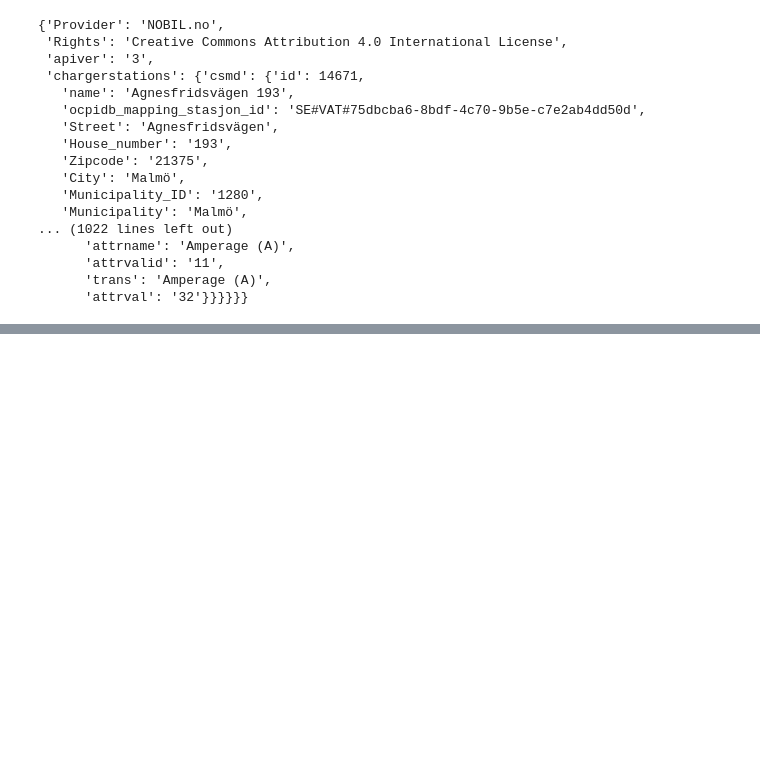
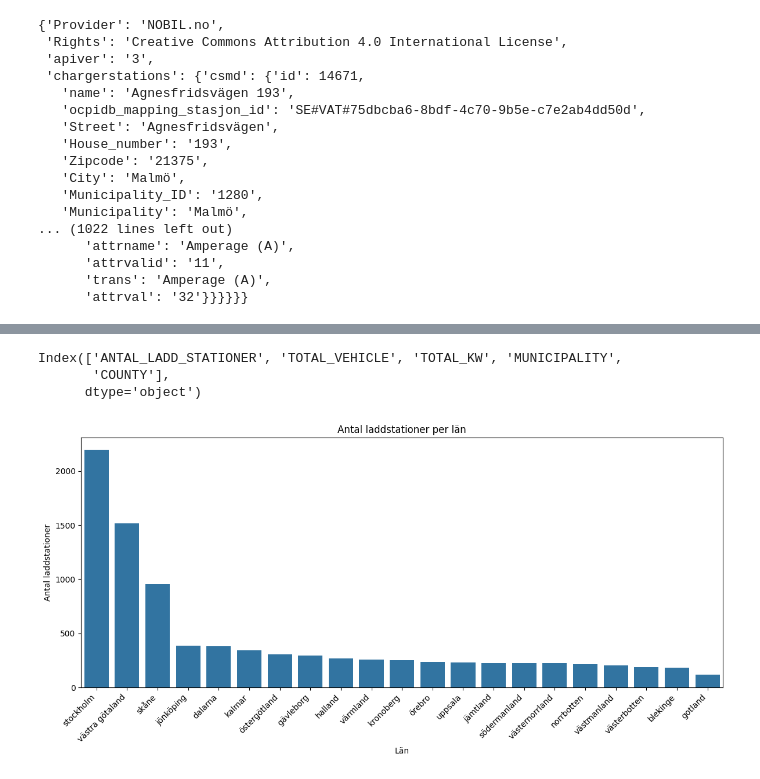
Before and after one commit to EfremDaniel/Examination_project_DE24, a Jupyter notebook: src/exploration/eda_efrem.ipynb, the cells around one changed output, grey strips where cells are left out. Drawn from its saved outputs; the diff is of its cells as text; code cells hidden in the pictures; blank space fills up the shorter version.

Commit message:
graphs for dashboard

```diff
--- a/src/exploration/eda_efrem.ipynb
+++ b/src/exploration/eda_efrem.ipynb
@@ -21,7 +21,7 @@ response = requests.get(url=url, params=params)
 response.raise_for_status()
 data = response.json()
 
-df = pd.DataFrame(data)
+df_infra_infra_infra = pd.DataFrame(data)
 # %%
 df.shape
 df.info()
@@ -585,0 +635,6 @@ elif page == "Charger analys":
+# %%
+df.columns
+# %% [output]
+Index(['ANTAL_LADD_STATIONER', 'TOTAL_VEHICLE', 'TOTAL_KW', 'MUNICIPALITY',
+       'COUNTY'],
+      dtype='object')
@@ -585,0 +655,34 @@ elif page == "Charger analys":
+# %%
+# Antal laddstationer per län
+
+# Aggregera per län
+df_county = (
+    df
+    .groupby("COUNTY", as_index=False)
+    .agg({
+        "ANTAL_LADD_STATIONER": "sum",
+        "LADDPUNKTER": "sum",
+        "ANTAL_SNABB_LADD_STATIONER": "sum"
+    })
+)
+
+# Sortera för första grafen
+df_stationer = df_county.sort_values(
+    "ANTAL_LADD_STATIONER", ascending=False
+)
+
+plt.figure(figsize=(12, 6))
+sns.barplot(
+    data=df_stationer,
+    x="COUNTY",
+    y="ANTAL_LADD_STATIONER"
+)
+
+plt.xticks(rotation=45, ha="right")
+plt.title("Antal laddstationer per län")
+plt.xlabel("Län")
+plt.ylabel("Antal laddstationer")
+plt.tight_layout()
+plt.show()
+# %% [output]
+[figure, added]
```
Also changed, not shown: parts of 9 cells of this notebook, 7 other files.
